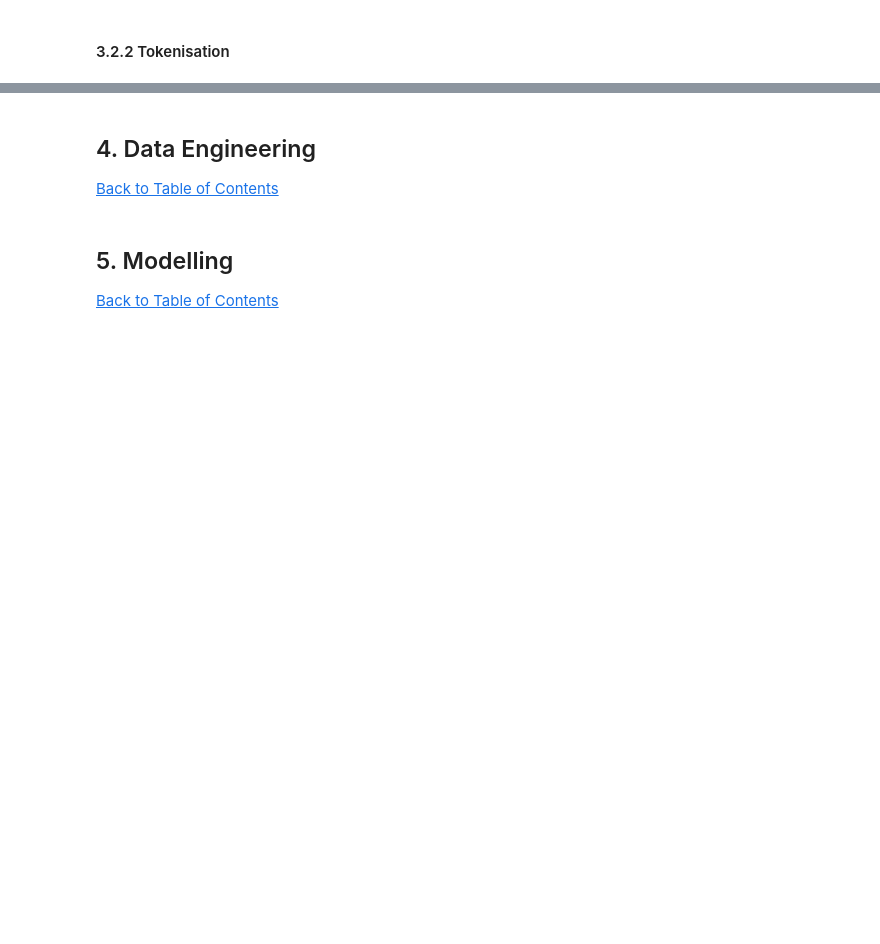
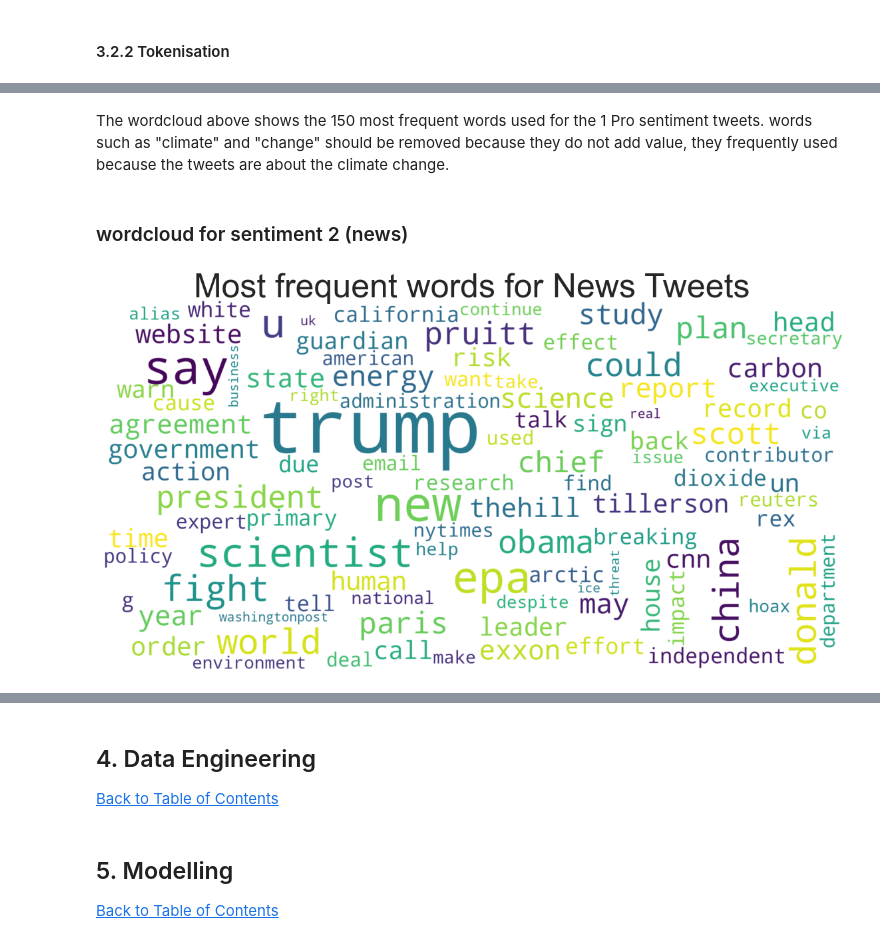
Before and after one commit to RogerA11/Team-GM4-classification-predict, a Jupyter notebook: Alette Baloyi/edsa_climate_change_belief_analysis_2022.ipynb, the cells around one changed output, grey strips where cells are left out. Drawn from its saved outputs; the diff is of its cells as text; code cells hidden in the pictures; blank space fills up the shorter version.

```diff
--- a/Alette Baloyi/edsa_climate_change_belief_analysis_2022.ipynb
+++ b/Alette Baloyi/edsa_climate_change_belief_analysis_2022.ipynb
@@ -314,0 +333,18 @@ df_train.tail()
+# %% [markdown]
+The wordcloud above shows the 150 most frequent words used for the 1 Pro sentiment tweets. words such as "climate" and "change" should be removed because they do not add value, they frequently used because the tweets are about the climate change.
+# %% [markdown]
+### wordcloud for sentiment 2 (news)
+# %%
+news_df_wc = pd.Series(news_df['message_clean']).str.cat(sep=" ")
+
+wordcloud_1 = WordCloud(width=2000,height=1000,max_font_size=200,max_words=100,stopwords=stopwords_plus,
+                       collocations = False, background_color = 'white').generate(news_df_wc)
+
+
+plt.figure(figsize=(20,20))
+plt.imshow(wordcloud_1, interpolation="bilinear")
+plt.title('Most frequent words for News Tweets', fontsize=50)
+plt.axis("off")
+plt.show()
+# %% [output]
+[figure, added]
```
Also changed, not shown: parts of 36 cells of this notebook.
